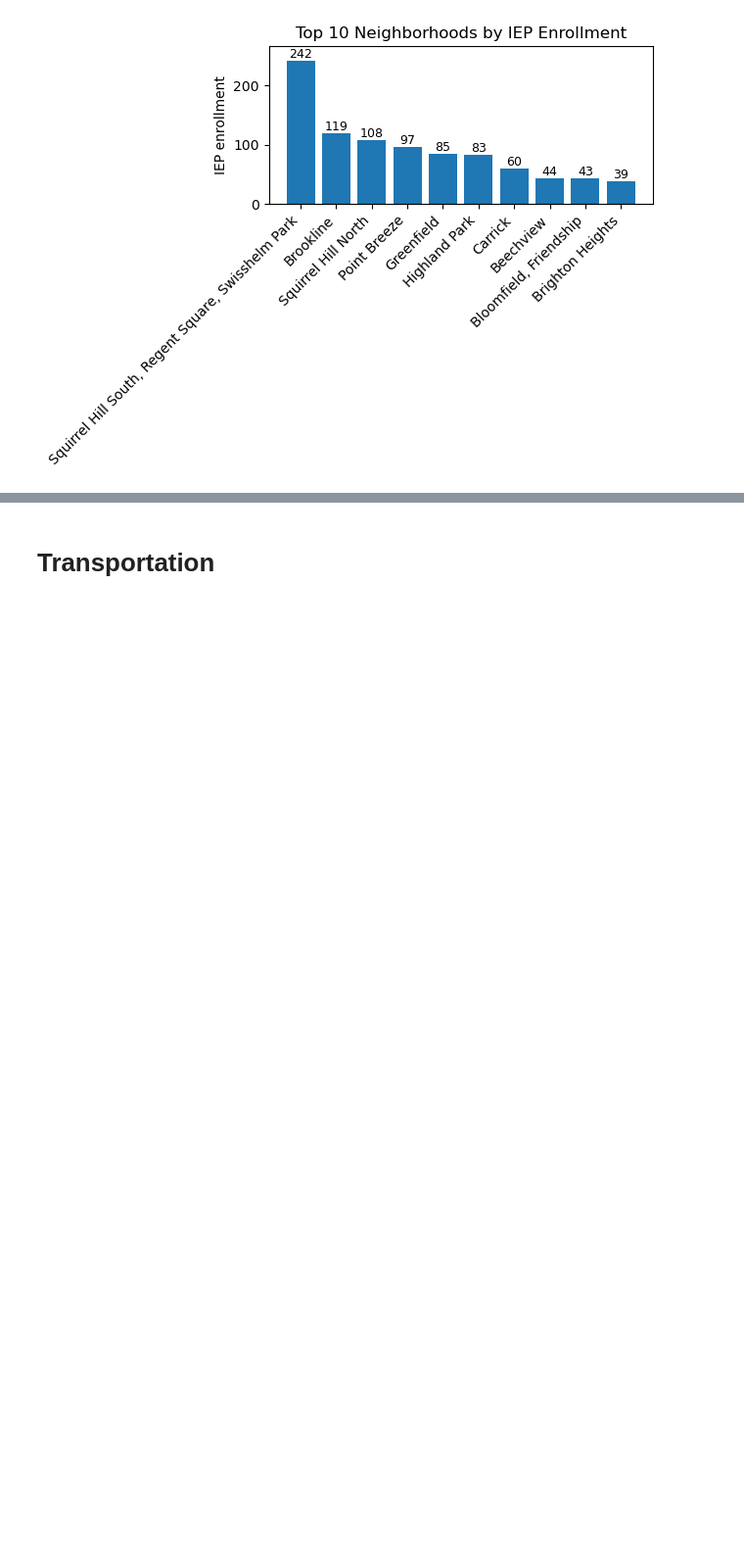
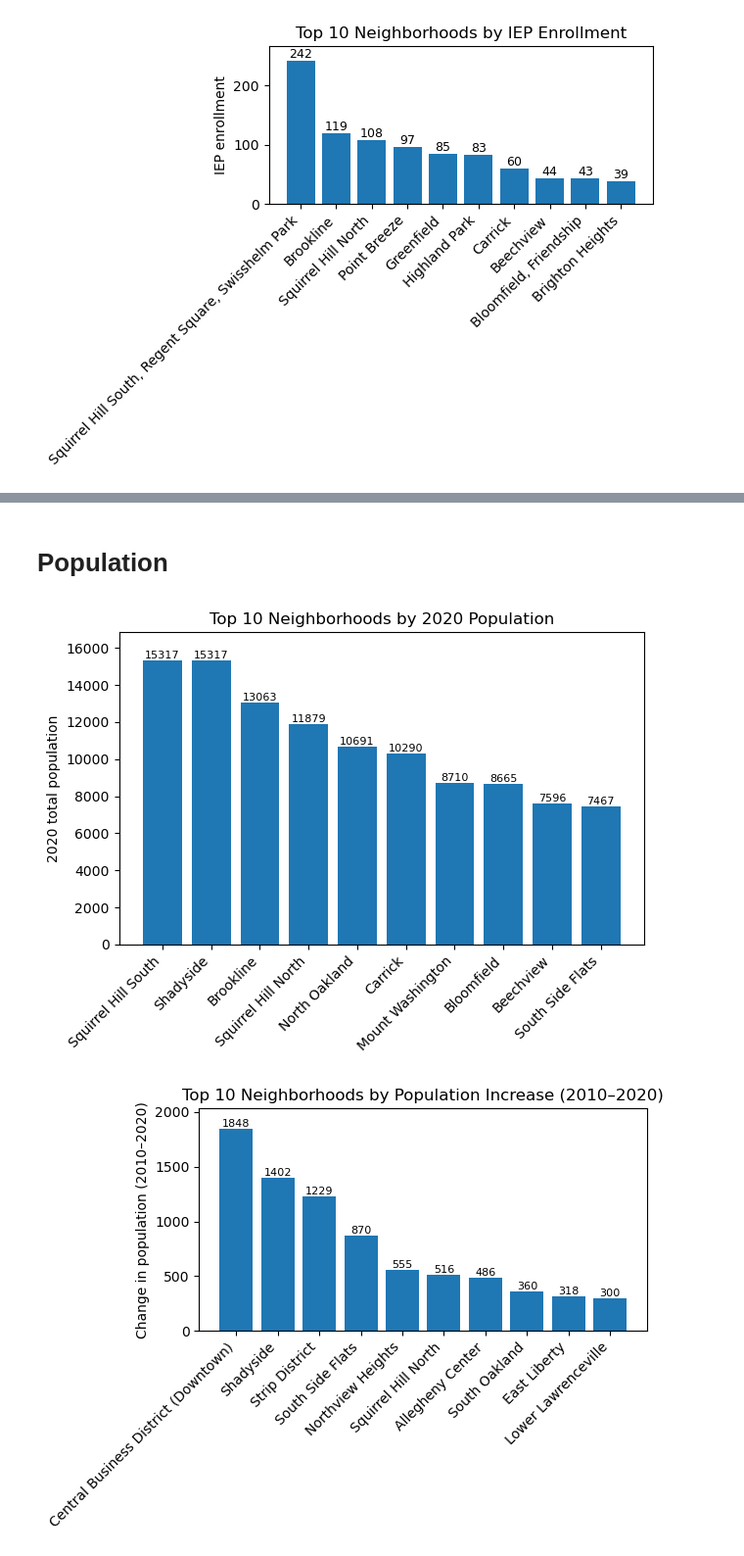
Before and after one commit to dxc1usive/FinalProject, a Jupyter notebook: Result.ipynb, the cells around one changed output, grey strips where cells are left out. Shown: that part at 98% size. Cells and saved outputs as stored; diff of their text form; code cells hidden in the pictures; blank space fills up the shorter version.

```diff
--- a/Result.ipynb
+++ b/Result.ipynb
@@ -44,2 +45,52 @@ Even though Squirrel Hill South, Regent Square, and Swisshelm Park got Top 1, it
 # %% [markdown]
-# Transportation
+# Population
+# %%
+import pandas as pd
+import matplotlib.pyplot as plt
+
+df = pd.read_csv("Population.csv")
+
+# ---------------------------
+# graph 1: top 10 by 2020 total population
+# ---------------------------
+g1 = df.sort_values("2020_Total_Population", ascending=False).head(10)
+
+plt.figure()
+bars = plt.bar(g1["Neighborhood"], g1["2020_Total_Population"])
+plt.xticks(rotation=45, ha="right")
+plt.ylabel("2020 total population")
+plt.title("Top 10 Neighborhoods by 2020 Population")
+
+# add numbers on top
+ax = plt.gca()
+plt.ylim(0, g1["2020_Total_Population"].max() * 1.10)
+for b in bars:
+    y = b.get_height()
+    ax.text(b.get_x() + b.get_width()/2, y, str(int(y)), ha="center", va="bottom", fontsize=8)
+
+plt.tight_layout()
+plt.show()
+
+# ---------------------------
+# graph 2: top 10 highest *positive* change 2010→2020
+# ---------------------------
+pos = df[df["Change_2010_to_2020_Total_Population"] > 0]
+g2 = pos.sort_values("Change_2010_to_2020_Total_Population", ascending=False).head(10)
+
+plt.figure()
+bars = plt.bar(g2["Neighborhood"], g2["Change_2010_to_2020_Total_Population"])
+plt.xticks(rotation=45, ha="right")
+plt.ylabel("Change in population (2010–2020)")
+plt.title("Top 10 Neighborhoods by Population Increase (2010–2020)")
+
+ax = plt.gca()
+plt.ylim(0, g2["Change_2010_to_2020_Total_Population"].max() * 1.10)
+for b in bars:
+    y = b.get_height()
+    ax.text(b.get_x() + b.get_width()/2, y, str(int(y)), ha="center", va="bottom", fontsize=8)
+
+plt.tight_layout()
+plt.show()
+# %% [output]
+[figure, added]
+[figure, added]
```
Also changed, not shown: parts of 6 cells of this notebook, 2 other files.
